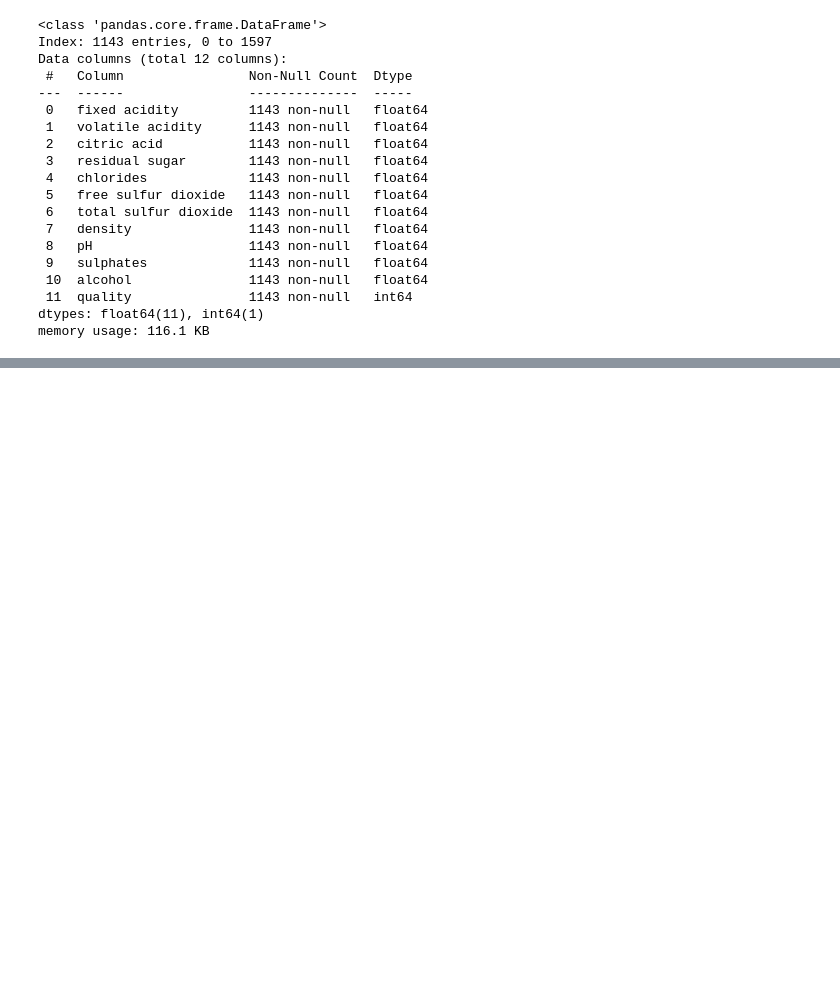
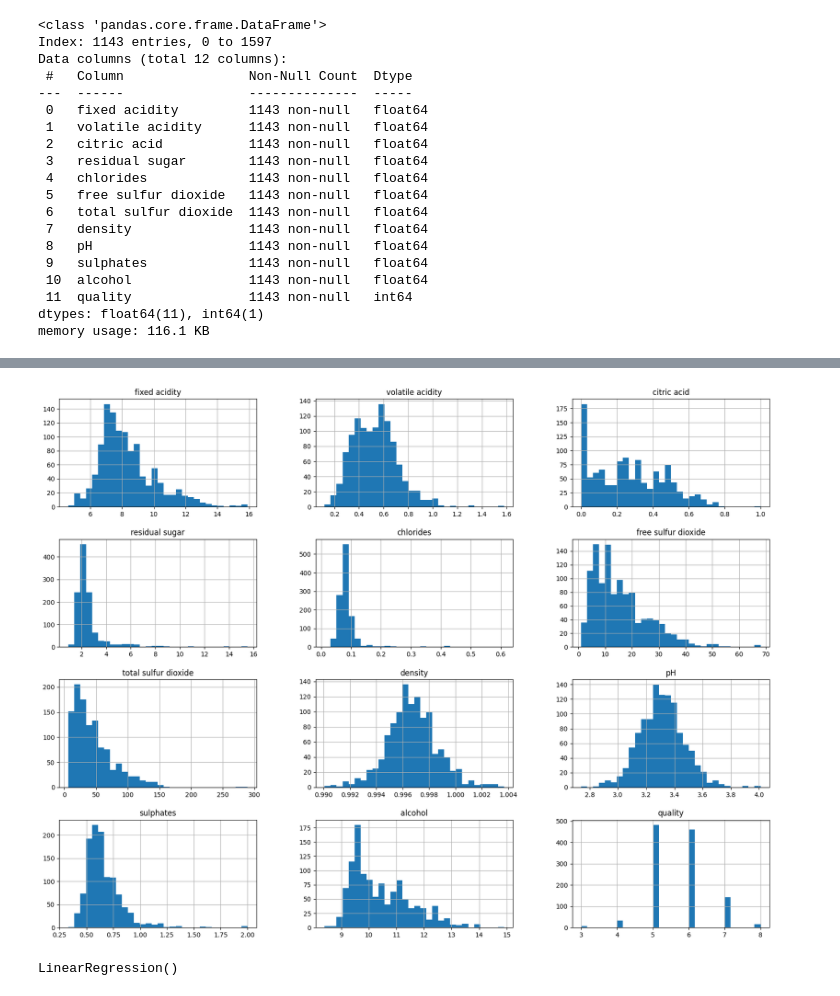
Before and after one commit to peteray-dev/ML-wine-project-End-to-end, a Jupyter notebook: research/Experiment.ipynb, the cells around one changed output, grey strips where cells are left out. Cells and saved outputs as stored; diff of their text form; code cells hidden in the pictures; blank space fills up the shorter version.

```diff
--- a/research/Experiment.ipynb
+++ b/research/Experiment.ipynb
@@ -74,0 +84,5 @@ memory usage: 116.1 KB
+# %%
+wines.hist(bins=30, figsize=(20,15))
+plt.show()
+# %% [output]
+[figure, added]
@@ -74,0 +103,6 @@ memory usage: 116.1 KB
+# %%
+from sklearn.linear_model import LinearRegression
+lr = LinearRegression()
+lr.fit(X_train_scaled, y_train)
+# %% [output]
+LinearRegression()
```
Also changed, not shown: parts of 14 cells of this notebook.
